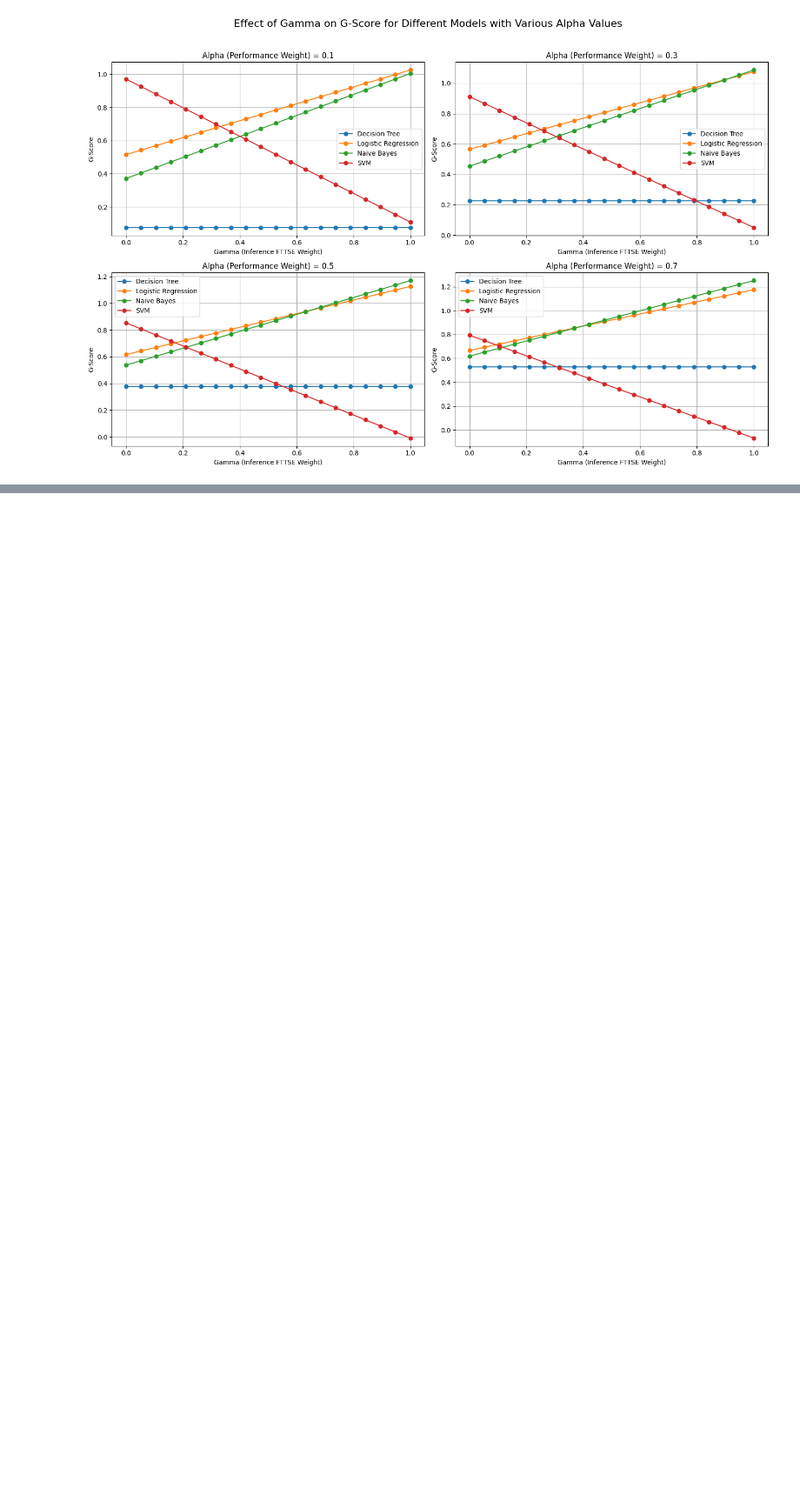
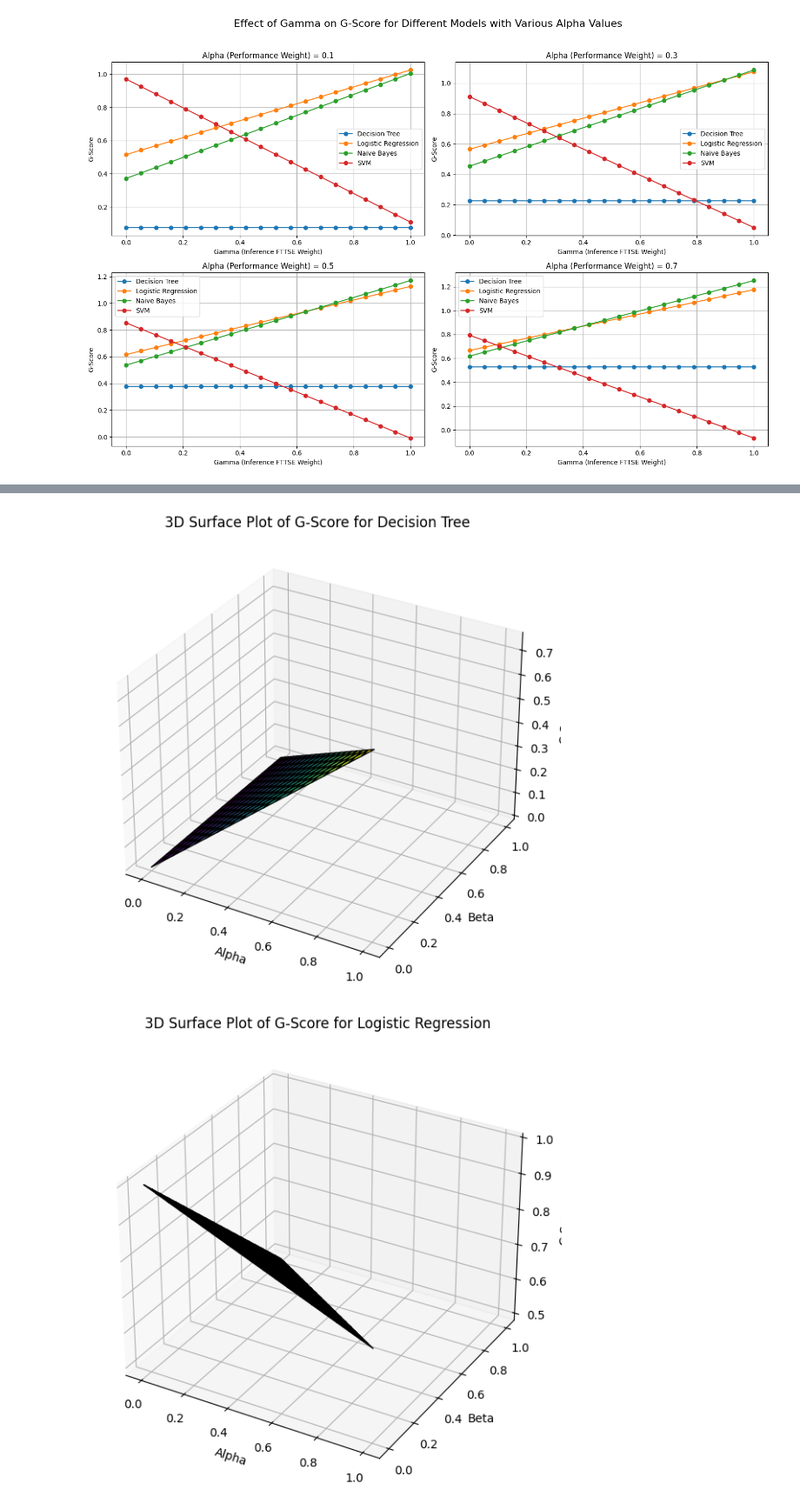
Before and after one commit to DTufto/G-score, a Jupyter notebook: results/plot_results.ipynb, the cells around one changed output, grey strips where cells are left out. Shown at 87% size. Saved outputs shown, nothing was run; the diff lists cells and outputs as text; code cells hidden in the pictures; blank space fills up the shorter version.

```diff
--- a/results/plot_results.ipynb
+++ b/results/plot_results.ipynb
@@ -193,0 +264,37 @@ plt.show()
+# %%
+from mpl_toolkits.mplot3d import Axes3D
+import numpy as np
+import matplotlib.pyplot as plt
+
+alpha_values = np.linspace(0, 1, 20)
+beta_values = np.linspace(0, 1, 20)
+
+for model in averages_df["Model"]:
+    f1 = averages_df[averages_df["Model"] == model]["F1_Score"].values[0]
+    train = averages_df[averages_df["Model"] == model]["FTTSE_Training_norm"].values[0]
+    inference = averages_df[averages_df["Model"] == model]["FTTSE_Inference_norm"].values[0]
+
+    X, Y = np.meshgrid(alpha_values, beta_values)
+    Z = np.empty_like(X)
+
+    for i in range(len(alpha_values)):
+        for j in range(len(beta_values)):
+            alpha = X[i, j]
+            beta = Y[i, j]
+            gamma = 1 - alpha - beta
+            if gamma >= 0:
+                Z[i, j] = calculate_G_score(alpha, beta, gamma, f1, train, inference).mean()
+            else:
+                Z[i, j] = np.nan
+
+    fig = plt.figure(figsize=(10, 7))
+    ax = fig.add_subplot(111, projection='3d')
+    ax.plot_surface(X, Y, Z, cmap='viridis', edgecolor='k')
+    ax.set_xlabel('Alpha')
+    ax.set_ylabel('Beta')
+    ax.set_zlabel('G-Score')
+    ax.set_title(f'3D Surface Plot of G-Score for {model}')
+    plt.show()
+# %% [output]
+[figure, added]
+[figure, added]
```
Also changed, not shown: parts of 5 cells of this notebook.
